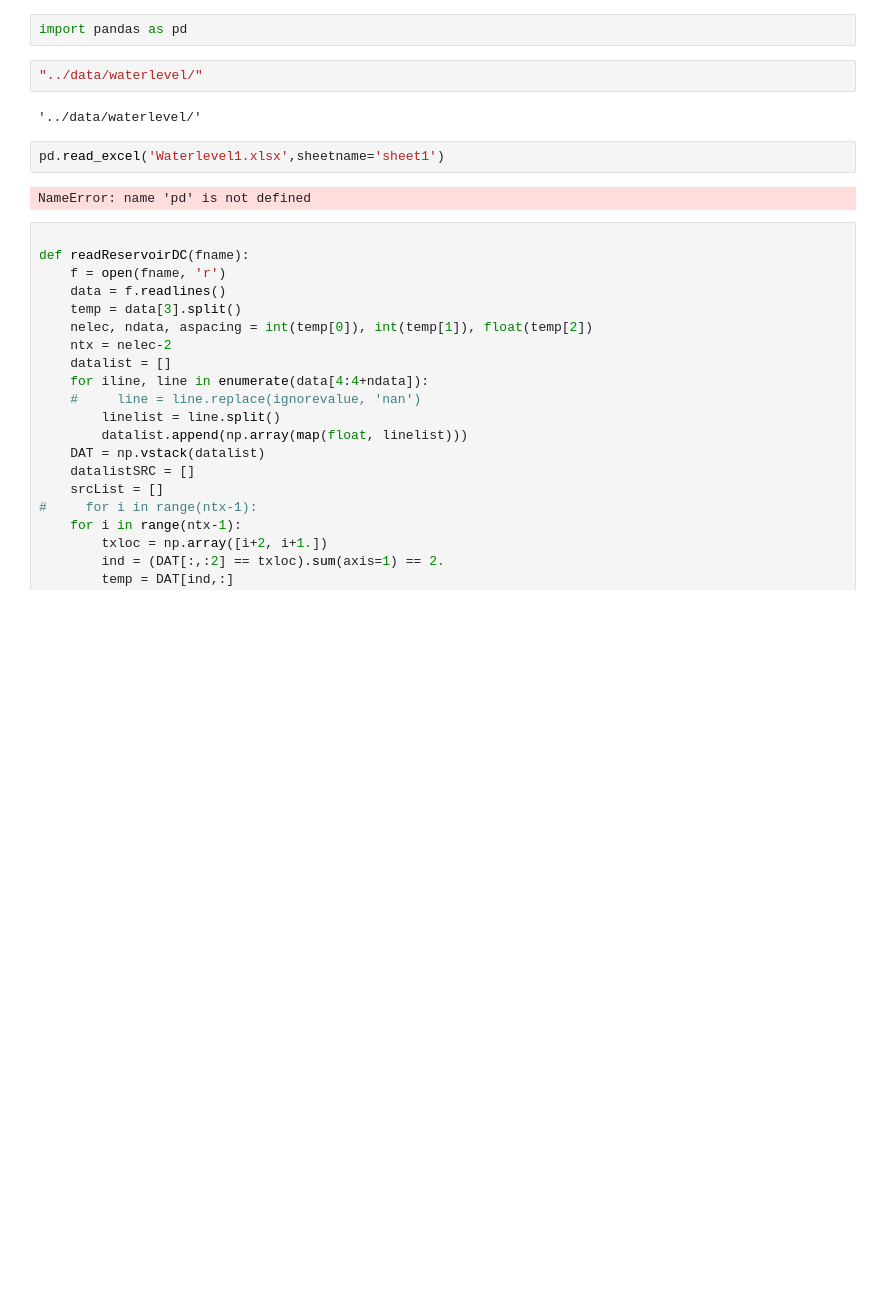
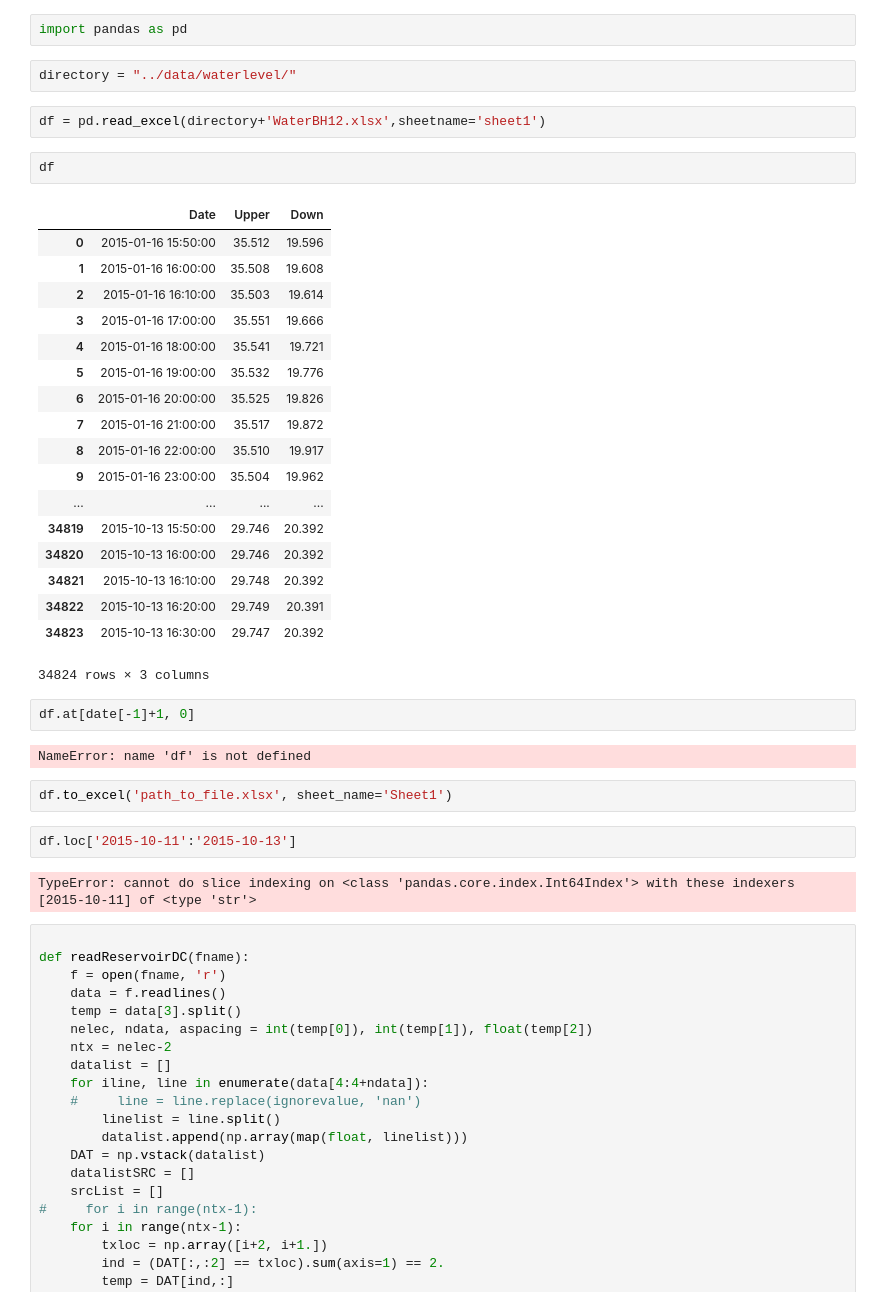
Before and after one commit to sgkang/DamGeophysics, a Jupyter notebook: notebook/ReadDCdata-waterlevel.ipynb, the cells around one changed output. Drawn from its saved outputs; the diff is of its cells as text; blank space fills up the shorter version.

```diff
--- a/notebook/ReadDCdata-waterlevel.ipynb
+++ b/notebook/ReadDCdata-waterlevel.ipynb
@@ -9,13 +9,40 @@ Efficiency Warning: Interpolation will be slow, use setup.py!
 # %%
 import pandas as pd
 # %%
-"../data/waterlevel/"
+directory = "../data/waterlevel/"
-# %% [output]
-'../data/waterlevel/'
 # %%
-pd.read_excel('Waterlevel1.xlsx',sheetname='sheet1')
+df = pd.read_excel(directory+'WaterBH12.xlsx',sheetname='sheet1')
-# %% [output]
-NameError: name 'pd' is not defined
+# %%
+df
+# %% [output]
+|  | Date | Upper | Down |
+| 0 | 2015-01-16 15:50:00 | 35.512 | 19.596 |
+| 1 | 2015-01-16 16:00:00 | 35.508 | 19.608 |
+| 2 | 2015-01-16 16:10:00 | 35.503 | 19.614 |
+| 3 | 2015-01-16 17:00:00 | 35.551 | 19.666 |
+| 4 | 2015-01-16 18:00:00 | 35.541 | 19.721 |
+| 5 | 2015-01-16 19:00:00 | 35.532 | 19.776 |
+| 6 | 2015-01-16 20:00:00 | 35.525 | 19.826 |
+| 7 | 2015-01-16 21:00:00 | 35.517 | 19.872 |
+| 8 | 2015-01-16 22:00:00 | 35.510 | 19.917 |
+| 9 | 2015-01-16 23:00:00 | 35.504 | 19.962 |
+| ... | ... | ... | ... |
+| 34819 | 2015-10-13 15:50:00 | 29.746 | 20.392 |
+| 34820 | 2015-10-13 16:00:00 | 29.746 | 20.392 |
+| 34821 | 2015-10-13 16:10:00 | 29.748 | 20.392 |
+| 34822 | 2015-10-13 16:20:00 | 29.749 | 20.391 |
+| 34823 | 2015-10-13 16:30:00 | 29.747 | 20.392 |
+34824 rows × 3 columns
+# %%
+df.at[date[-1]+1, 0]
+# %% [output]
+NameError: name 'df' is not defined
+# %%
+df.to_excel('path_to_file.xlsx', sheet_name='Sheet1')
+# %%
+df.loc['2015-10-11':'2015-10-13']
+# %% [output]
+TypeError: cannot do slice indexing on <class 'pandas.core.index.Int64Index'> with these indexers [2015-10-11] of <type 'str'>
 # %%
 
 def readReservoirDC(fname):
```
Also changed, not shown: 6 other files.
